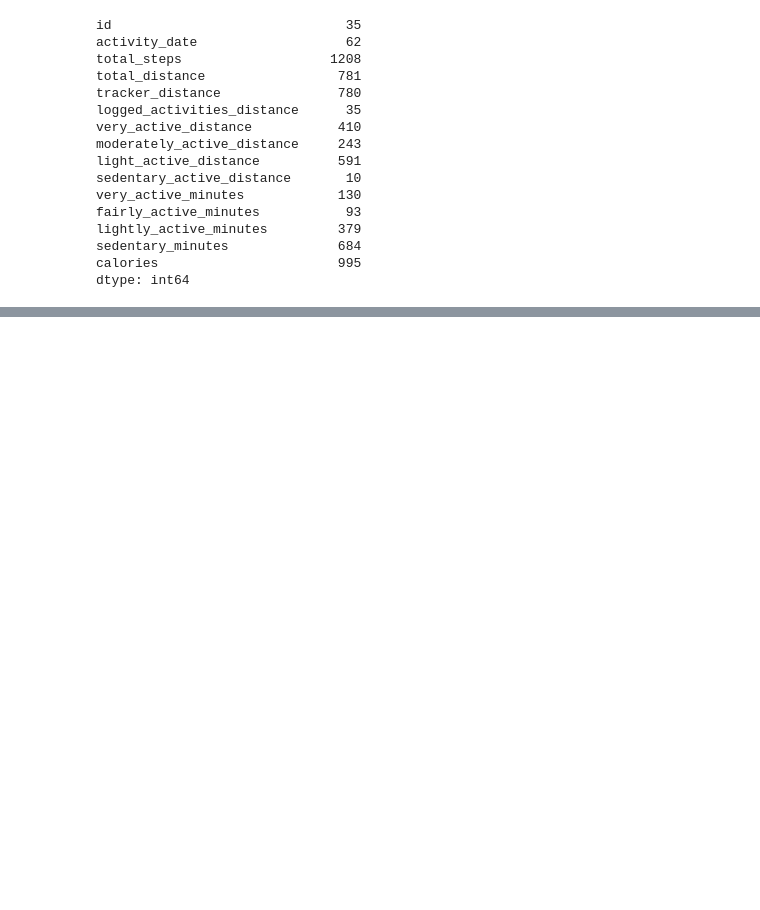
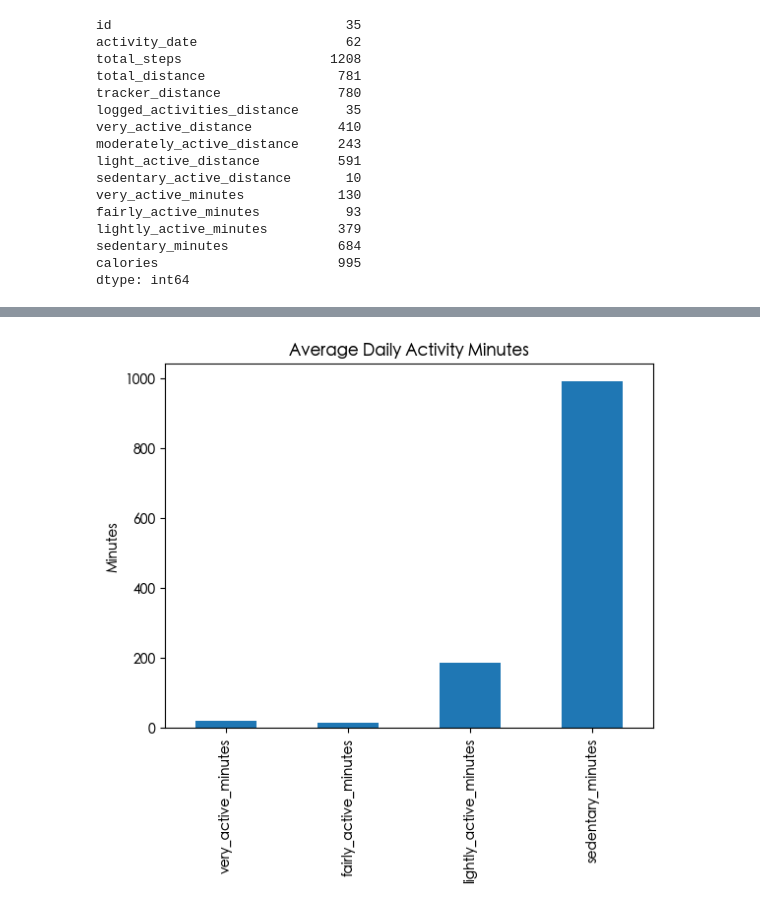
Before and after one commit to premsundar28/Bellabeat, a Jupyter notebook: code/EDA.ipynb, the cells around one changed output, grey strips where cells are left out. Drawn from its saved outputs; the diff is of its cells as text; code cells hidden in the pictures; blank space fills up the shorter version.

```diff
--- a/code/EDA.ipynb
+++ b/code/EDA.ipynb
@@ -158,0 +194,13 @@ NameError: name 'df' is not defined
+# %%
+#7. Activity Intensity Breakdown
+
+activity_minutes = daily_activity[
+    ["very_active_minutes", "fairly_active_minutes",
+     "lightly_active_minutes", "sedentary_minutes"]
+].mean()
+
+activity_minutes.plot(kind="bar", title="Average Daily Activity Minutes")
+plt.ylabel("Minutes")
+plt.show()
+# %% [output]
+[figure, added]
```
Also changed, not shown: parts of 4 cells of this notebook, 2 other files.
